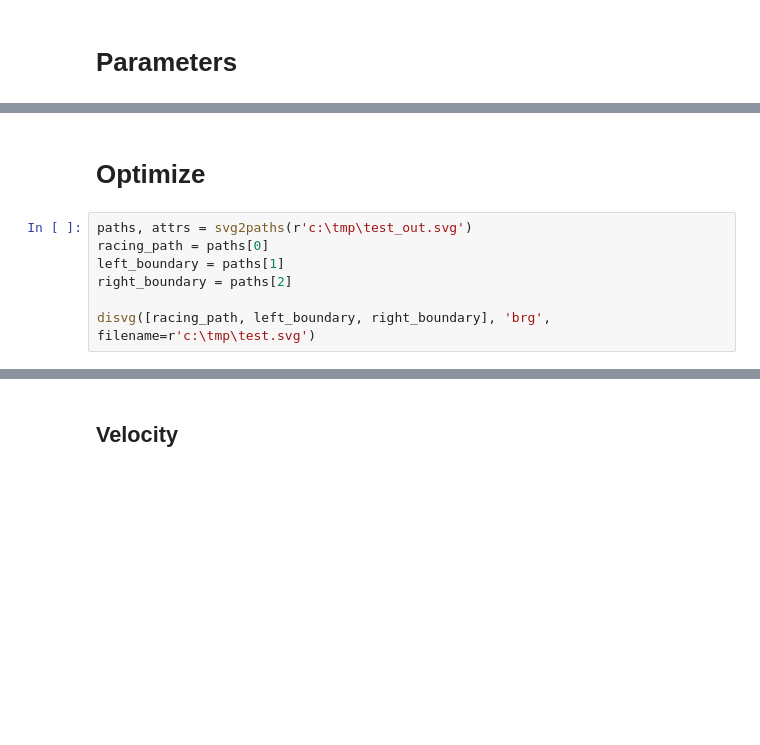
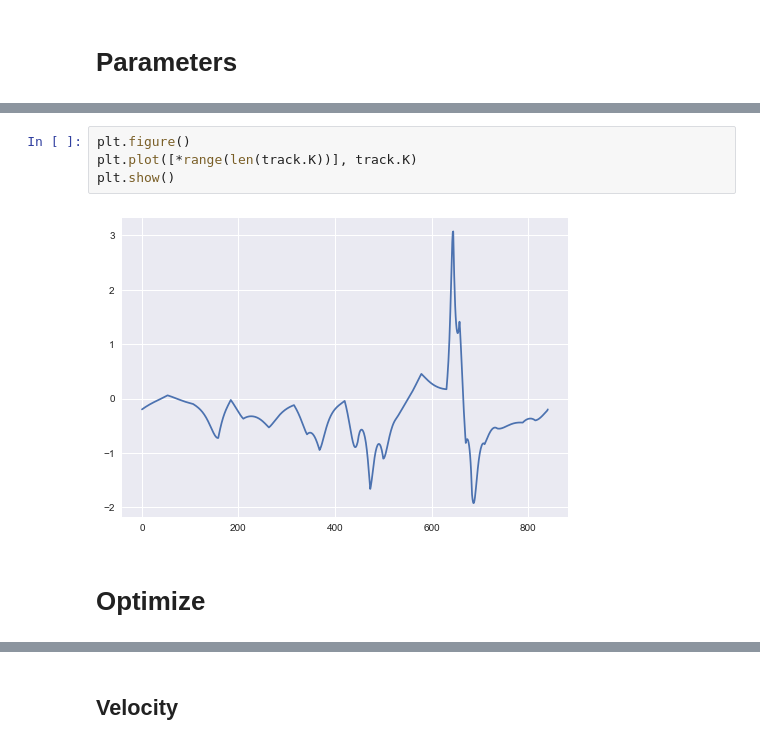
Before and after one commit to danchia/zoomies, a Jupyter notebook: tools/racingpath/import_path.ipynb, the cells around one changed output, grey strips where cells are left out. Cells and saved outputs as stored; diff of their text form; blank space fills up the shorter version.

```diff
--- a/tools/racingpath/import_path.ipynb
+++ b/tools/racingpath/import_path.ipynb
@@ -92,9 +100,8 @@ disvg([path, left_boundary, right_boundary], 'brg', filename=r'c:\tmp\test_bound
+# %%
+plt.figure()
+plt.plot([*range(len(track.K))], track.K)
+plt.show()
+# %% [output]
+[figure, added]
 # %% [markdown]
 # Optimize
-# %%
-paths, attrs = svg2paths(r'c:\tmp\test_out.svg')
-racing_path = paths[0]
-left_boundary = paths[1]
-right_boundary = paths[2]
-
-disvg([racing_path, left_boundary, right_boundary], 'brg', filename=r'c:\tmp\test.svg')
```
Also changed, not shown: parts of 18 cells of this notebook, 2 other files.
